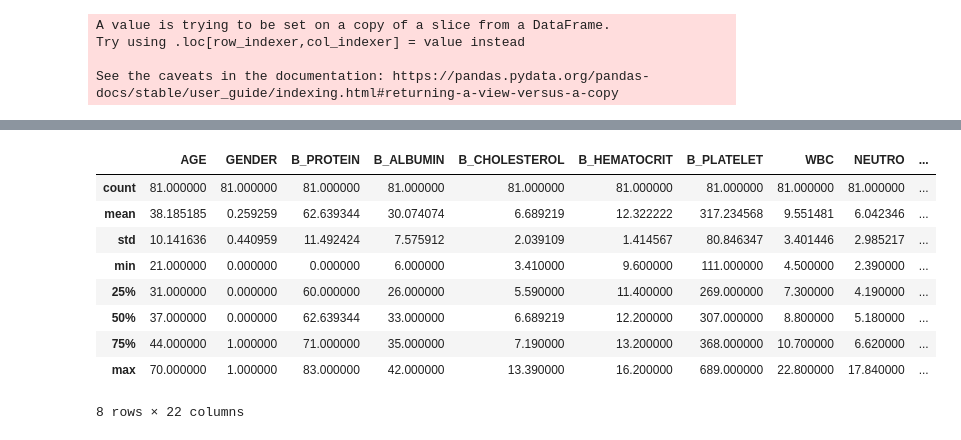
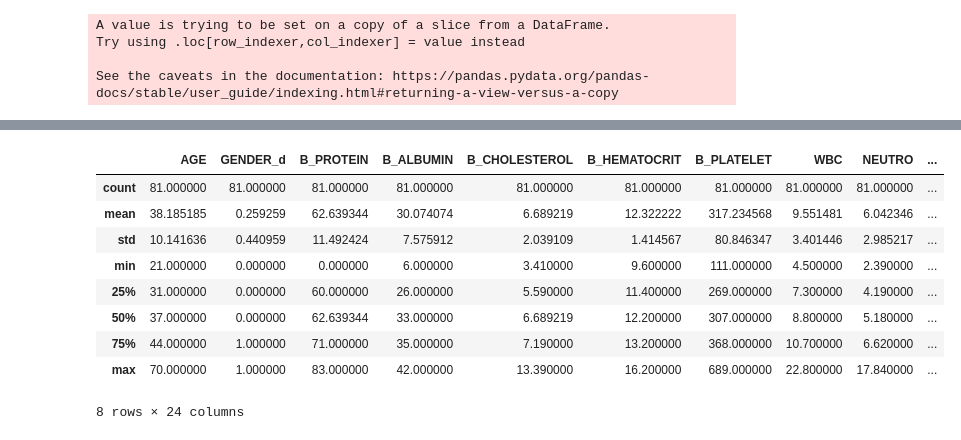
Before and after one commit to ibe-abu-chi/python_EDA, a Jupyter notebook: CKD_ANALYSIS.ipynb, the cells around one changed output, grey strips where cells are left out. Cells and saved outputs as stored; diff of their text form; code cells hidden in the pictures.

```diff
--- a/CKD_ANALYSIS.ipynb
+++ b/CKD_ANALYSIS.ipynb
@@ -200,0 +207,13 @@ Name: HEMATURIA, dtype: int64
+# %%
+conditions = [
+    (df1['HEMATURIA'] == 'NEG'),
+    (df1['HEMATURIA'] == 'TRACE'),
+    (df1['HEMATURIA'] == '1+'),
+    (df1['HEMATURIA'] == '2+'),
+    (df1['HEMATURIA'] == '3+'),
+    (df1['HEMATURIA'] == '5+'),
+]
+
+values = [0, 1, 2, 3, 4, 5]
+
+df1['HEMATURIA_d'] = np.select(conditions, values)
@@ -201,6 +238,6 @@ Name: HEMATURIA, dtype: int64
 # %%
 #changing the gender column to dummy variables where male =1 and female = 0
-df1['GENDER'] = np.where(df1["GENDER"] == 'FEMALE', 0 ,1)
+df1['GENDER_d'] = np.where(df1["GENDER"] == 'FEMALE', 0 ,1)
 # %% [output]
 A value is trying to be set on a copy of a slice from a DataFrame.
 Try using .loc[row_indexer,col_indexer] = value instead
@@ -221,5 +257,0 @@ Name: GENDER, dtype: float64
-# %%
-#changing the outcome column to a dummy variable esrd = 2, 50perc = 1, no = 0
-df1.loc[df1["OUTCOME"] == "ESRD", "OUTCOME"] = 2
-df1.loc[df1["OUTCOME"] == "50PERC", "OUTCOME"] = 1
-df1.loc[df1["OUTCOME"] == "NO", "OUTCOME"] = 0
@@ -240,0 +258,5 @@ df1.head(2)
+# %%
+#SELECTING THE NEWLY CREATED COLUMNS FOR THE ANALYSIS
+df2 = df1[['AGE', 'GENDER_d', 'B_PROTEIN', 'B_ALBUMIN',	'B_CHOLESTEROL',	'B_HEMATOCRIT', 'B_PLATELET',	'WBC',
+                             'NEUTRO',	'LYMPHO',	'NLR',	'B_SBP',	'B_DBP',	'B_PP', 'B_MAP',	'HEMATURIA_d',	'B_creatinine',
+                             'B_eGFR',	'B_UPCR',	'B_ACE',	'B_STEROID',	'B_CYTOTOXICS',	'B_AZATHIOPRINE', 'OUTCOME_d']]
@@ -241,7 +273,7 @@ df1.head(2)
 # %%
-df1.describe()
+df2.describe()
 # %% [output]
-|  | AGE | GENDER | B_PROTEIN | B_ALBUMIN | B_CHOLESTEROL | B_HEMATOCRIT | B_PLATELET | WBC | NEUTRO | ... |
+|  | AGE | GENDER_d | B_PROTEIN | B_ALBUMIN | B_CHOLESTEROL | B_HEMATOCRIT | B_PLATELET | WBC | NEUTRO | ... |
 | count | 81.000000 | 81.000000 | 81.000000 | 81.000000 | 81.000000 | 81.000000 | 81.000000 | 81.000000 | 81.000000 | ... |
 | mean | 38.185185 | 0.259259 | 62.639344 | 30.074074 | 6.689219 | 12.322222 | 317.234568 | 9.551481 | 6.042346 | ... |
 | std | 10.141636 | 0.440959 | 11.492424 | 7.575912 | 2.039109 | 1.414567 | 80.846347 | 3.401446 | 2.985217 | ... |
@@ -250,4 +282,4 @@ df1.describe()
 | 50% | 37.000000 | 0.000000 | 62.639344 | 33.000000 | 6.689219 | 12.200000 | 307.000000 | 8.800000 | 5.180000 | ... |
 | 75% | 44.000000 | 1.000000 | 71.000000 | 35.000000 | 7.190000 | 13.200000 | 368.000000 | 10.700000 | 6.620000 | ... |
 | max | 70.000000 | 1.000000 | 83.000000 | 42.000000 | 13.390000 | 16.200000 | 689.000000 | 22.800000 | 17.840000 | ... |
-8 rows × 22 columns
+8 rows × 24 columns
```
Also changed, not shown: parts of 14 cells of this notebook.
